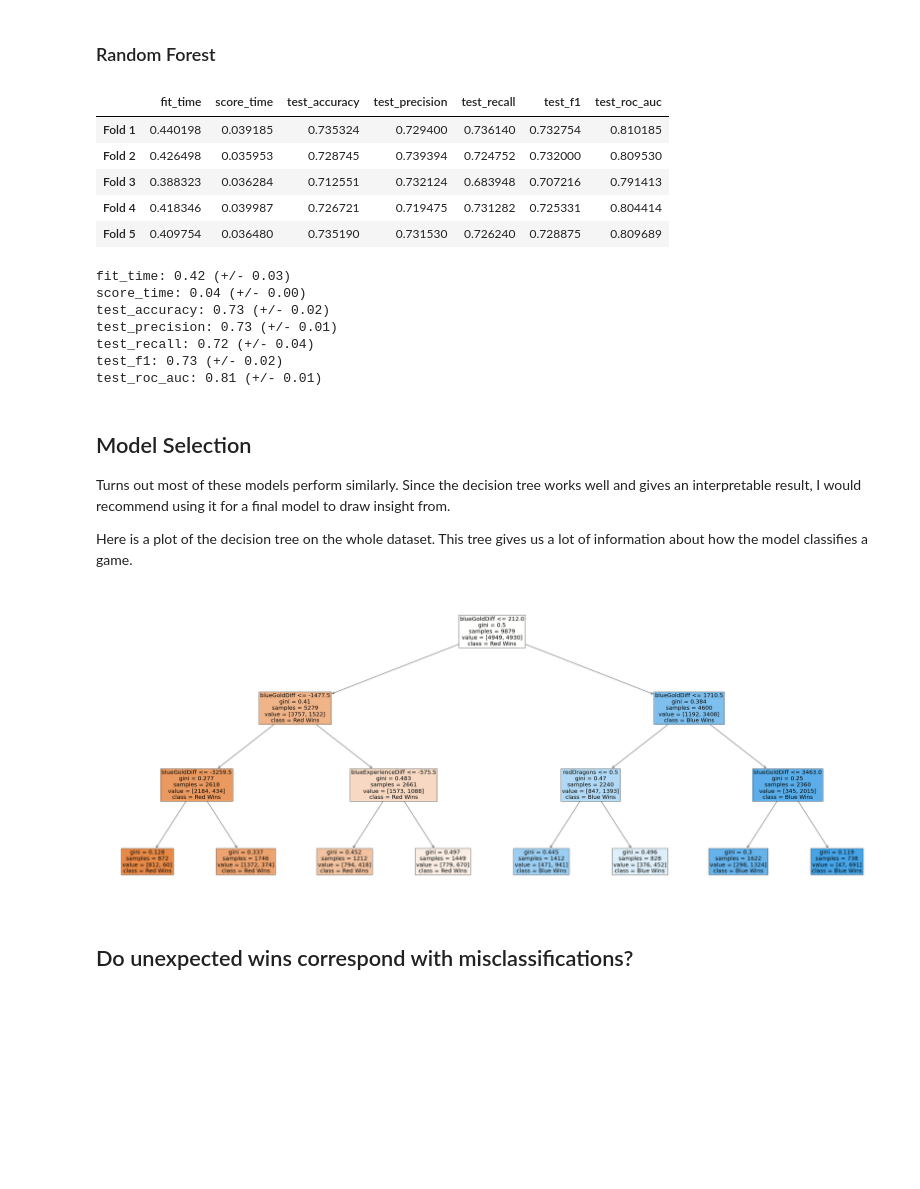
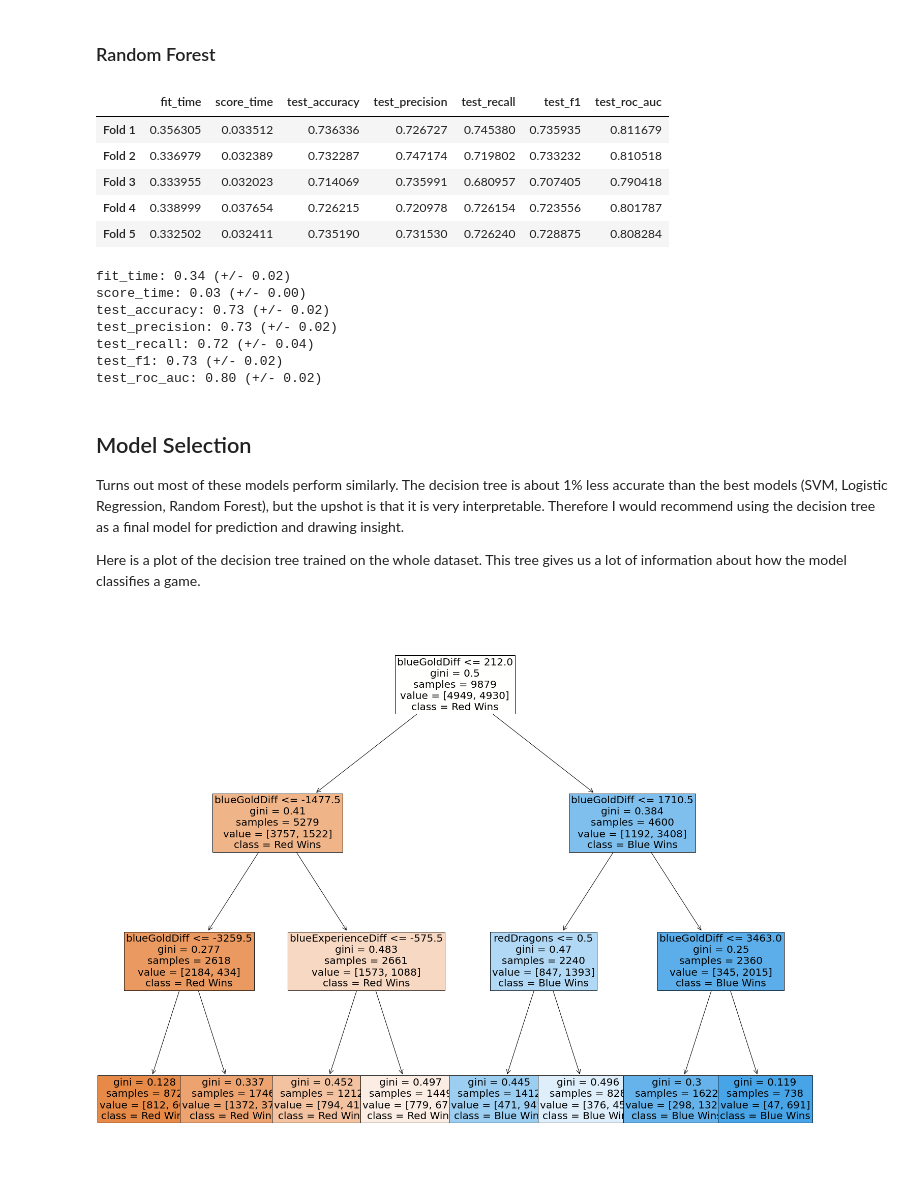
Before and after one commit to awray3/league_of_legends, a Jupyter notebook: league_of_legends.ipynb, the cells around one changed output. Drawn from its saved outputs; the diff is of its cells as text; code cells hidden in the pictures; blank space fills up the shorter version.

```diff
--- a/league_of_legends.ipynb
+++ b/league_of_legends.ipynb
@@ -261,10 +306,10 @@ To answer this I will examine unexpected blue wins by grouping the rows by expec
 # %%
 # add these features to the dataframe
-lol["blueUnexpectedWin"] = blue_unexpected_win.apply(lambda x: "unexpected" if x else "expected")
-lol["redUnexpectedWin"] = red_unexpected_win.apply(lambda x: "unexpected" if x else "expected")
+lol["blueWinExpectation"] = blue_unexpected_win.apply(lambda x: "unexpected" if x else "expected")
+lol["redWinExpectation"] = red_unexpected_win.apply(lambda x: "unexpected" if x else "expected")
 
 def t_test_table(data, team="blue"):
-    team_col = team + "UnexpectedWin"
+    team_col = team + "WinExpectation"
 
 # get each group in its own dataframe
     unexpected_group = data.where(data[team_col] == "unexpected").dropna()
@@ -272,7 +317,7 @@ def t_test_table(data, team="blue"):
 
     # perform a t test on each variable
     t_test_results = {}
-    cols = data.drop(["blueUnexpectedWin", "redUnexpectedWin", "blueWins"], axis=1)
+    cols = data.drop(["blueWinExpectation", "redWinExpectation", "blueWins"], axis=1)
     for col in cols:
         t_test_results[col] = scipy.stats.ttest_ind(expected_group[col], unexpected_group[col])
 
@@ -285,14 +330,16 @@ def t_test_table(data, team="blue"):
         transpose().\
         join(ttest_df, how="inner")
 
-    ttest_results.columns=[team + " expected win, avg",
-                           team + " unexpected win, avg",
+    ttest_results.columns=["expected " + team + " win, mean",
+                           "unexpected " + team + " win, mean",
                            "t statistic",
                            "adjusted p value"]
 
     # style function for significant p-values.
-    def color_significant(s, bonferroni_correction = len(ttest_df)):
-        is_sig = s["adjusted p value"] < 0.05/bonferroni_correction
+    # the Bonferroni correction is applied here.
+    # the factor of 2 is there because this t_test function script is being run twice.
+    def color_significant(s, bonferroni_correction = 2 * len(ttest_df)):
+        is_sig = s["p value"] < 0.05/bonferroni_correction
         if is_sig:
             out = 'background-color: yellow'
         else:
@@ -420,6 +467,15 @@ For these models it will be helpful to normalize the data since they work with E
 # %%
-# get numeric columns
-numeric_cols = lol.drop(["blueWins", "blueUnexpectedWin", "redUnexpectedWin", "blueWardsPlaced", "redWardsPlaced"], axis=1).columns
+# get numeric columns.
+# dropping total gold since it is a linear combo of other features (see section on total gold above).
+# dropping WardsPlaced in favor of WardsLog.
+numeric_cols = lol.drop(
+    ["blueWins",
+     "blueTotalGold",
+     "redTotalGold",
+     "blueWinExpectation",
+     "redWinExpectation",
+     "blueWardsPlaced",
+     "redWardsPlaced"], axis=1).columns
 
 # standardize the numeric columns
 scaler = StandardScaler()
@@ -570,38 +634,37 @@ rfc["results"] = run_cv(rfc["model"], X, y)
 view_cv_results(rfc["results"])
 # %% [output]
 |  | fit_time | score_time | test_accuracy | test_precision | test_recall | test_f1 | test_roc_auc |
-| Fold 1 | 0.440198 | 0.039185 | 0.735324 | 0.729400 | 0.736140 | 0.732754 | 0.810185 |
-| Fold 2 | 0.426498 | 0.035953 | 0.728745 | 0.739394 | 0.724752 | 0.732000 | 0.809530 |
-| Fold 3 | 0.388323 | 0.036284 | 0.712551 | 0.732124 | 0.683948 | 0.707216 | 0.791413 |
-| Fold 4 | 0.418346 | 0.039987 | 0.726721 | 0.719475 | 0.731282 | 0.725331 | 0.804414 |
-| Fold 5 | 0.409754 | 0.036480 | 0.735190 | 0.731530 | 0.726240 | 0.728875 | 0.809689 |
+| Fold 1 | 0.356305 | 0.033512 | 0.736336 | 0.726727 | 0.745380 | 0.735935 | 0.811679 |
+| Fold 2 | 0.336979 | 0.032389 | 0.732287 | 0.747174 | 0.719802 | 0.733232 | 0.810518 |
+| Fold 3 | 0.333955 | 0.032023 | 0.714069 | 0.735991 | 0.680957 | 0.707405 | 0.790418 |
+| Fold 4 | 0.338999 | 0.037654 | 0.726215 | 0.720978 | 0.726154 | 0.723556 | 0.801787 |
+| Fold 5 | 0.332502 | 0.032411 | 0.735190 | 0.731530 | 0.726240 | 0.728875 | 0.808284 |
 # %%
 cv_conf_int(rfc["results"])
 # %% [output]
-fit_time: 0.42 (+/- 0.03)
-score_time: 0.04 (+/- 0.00)
+fit_time: 0.34 (+/- 0.02)
+score_time: 0.03 (+/- 0.00)
 test_accuracy: 0.73 (+/- 0.02)
-test_precision: 0.73 (+/- 0.01)
+test_precision: 0.73 (+/- 0.02)
 test_recall: 0.72 (+/- 0.04)
 test_f1: 0.73 (+/- 0.02)
-test_roc_auc: 0.81 (+/- 0.01)
+test_roc_auc: 0.80 (+/- 0.02)
 # %% [markdown]
 ## Model Selection
 
-Turns out most of these models perform similarly. Since the decision tree works well and gives an interpretable result, I would recommend using it for a final model to draw insight from.
+Turns out most of these models perform similarly. The decision tree is about 1% less accurate than the best models (SVM, Logistic Regression, Random Forest), but the upshot is that it is very interpretable.
+Therefore I would recommend using the decision tree as a final model for prediction and drawing insight.
 
-Here is a plot of the decision tree on the whole dataset. This tree gives us a lot of information about how the model classifies a game.
+Here is a plot of the decision tree trained on the whole dataset. This tree gives us a lot of information about how the model classifies a game.
 # %%
 dectree["model"].fit(X, y)
-plt.figure(figsize=(50,20))
+plt.figure(figsize=(25,20))
 plot_tree(dectree["model"],
           feature_names = X.columns,
           class_names = ["Red Wins", "Blue Wins"],
           fontsize=20,
           filled=True
          )
 plt.show()
 # %% [output]
-[figure, old version]
+[figure, new version]
-# %% [markdown]
-## Do unexpected wins correspond with misclassifications?
```
Also changed, not shown: parts of 46 cells of this notebook.
